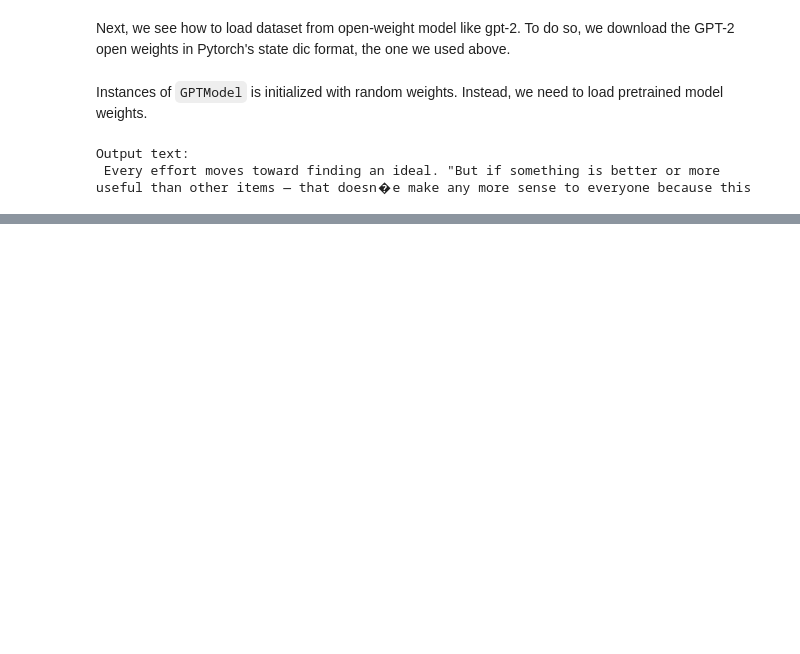
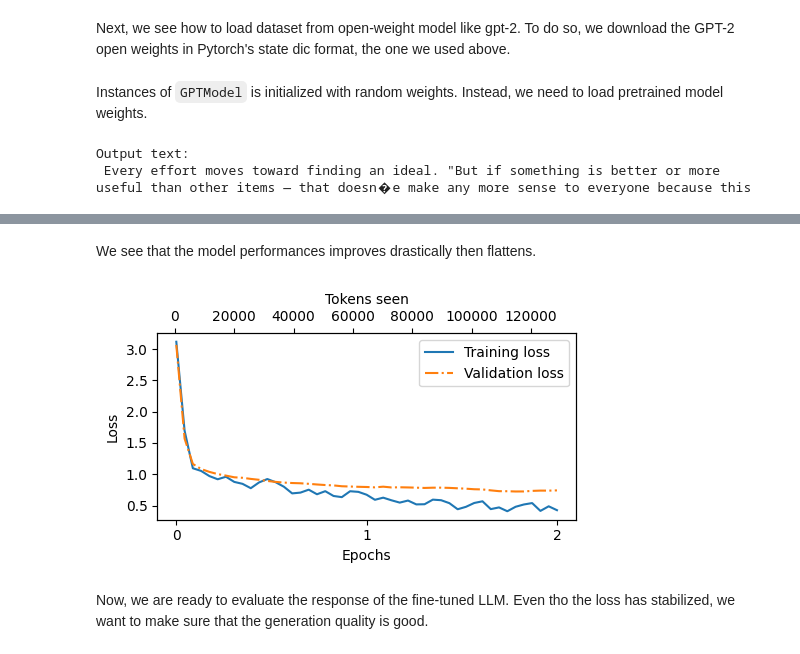
Before and after one commit to zzehli/study-notes, a Jupyter notebook: ml/llm-from-scratch.ipynb, the cells around one changed output, grey strips where cells are left out. Saved outputs shown, nothing was run; the diff lists cells and outputs as text; code cells hidden in the pictures; blank space fills up the shorter version.

```diff
--- a/ml/llm-from-scratch.ipynb
+++ b/ml/llm-from-scratch.ipynb
@@ -2379,0 +3259,6 @@ Output text:
+# %%
+from functools import partial
+
+customized_collate_fn = partial(
+    custom_collate_fn, device=device, allowed_max_length=1024
+)
@@ -2379,0 +3315,8 @@ Output text:
+# %%
+NEW_CONFIG.update(model_configs["gpt2-small (124M)"])
+model = GPTModel(NEW_CONFIG)
+
+model.load_state_dict(torch.load("gpt2-small-124M.pth", weights_only=True))
+model.eval()
+device = torch.device("mps" if torch.cuda.is_available() else "cpu")
+model = model.to(device)
@@ -2379,0 +3390,25 @@ Output text:
+# %%
+start_time = time.time()
+
+torch.manual_seed(123)
+
+optimizer = torch.optim.AdamW(model.parameters(), lr=0.00005, weight_decay=0.1)
+
+num_epochs = 2
+
+train_losses, val_losses, tokens_seen = train_model_simple(
+    model,
+    train_loader,
+    val_loader,
+    optimizer,
+    device,
+    num_epochs=num_epochs,
+    eval_freq=5,
+    eval_iter=5,
+    start_context=format_input(val_data[0]),
+    tokenizer=tokenizer,
+)
+
+end_time = time.time()
+execution_time_minutes = (end_time - start_time) / 60
+print(f"Training completed in {execution_time_minutes:.2f} minutes.")
@@ -2379,0 +3433,9 @@ Output text:
+# %% [markdown]
+We see that the model performances improves drastically then flattens.
+# %%
+epochs_tensor = torch.linspace(0, num_epochs, len(train_losses))
+plot_losses(epochs_tensor, tokens_seen, train_losses, val_losses)
+# %% [output]
+[figure, added]
+# %% [markdown]
+Now, we are ready to evaluate the response of the fine-tuned LLM. Even tho the loss has stabilized, we want to make sure that the generation quality is good.
```
Also changed, not shown: parts of 120 cells of this notebook, 2 other files.
